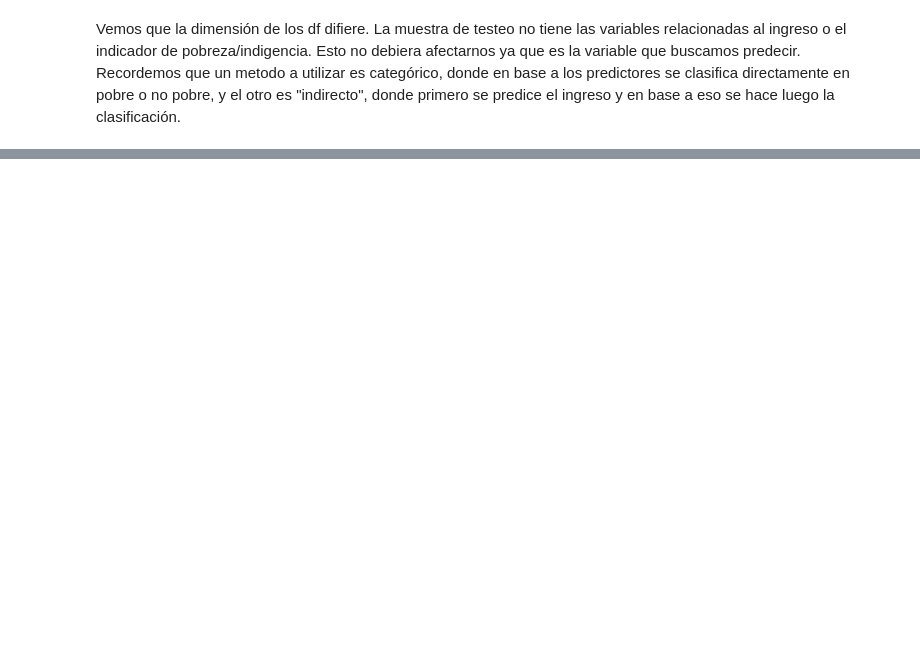
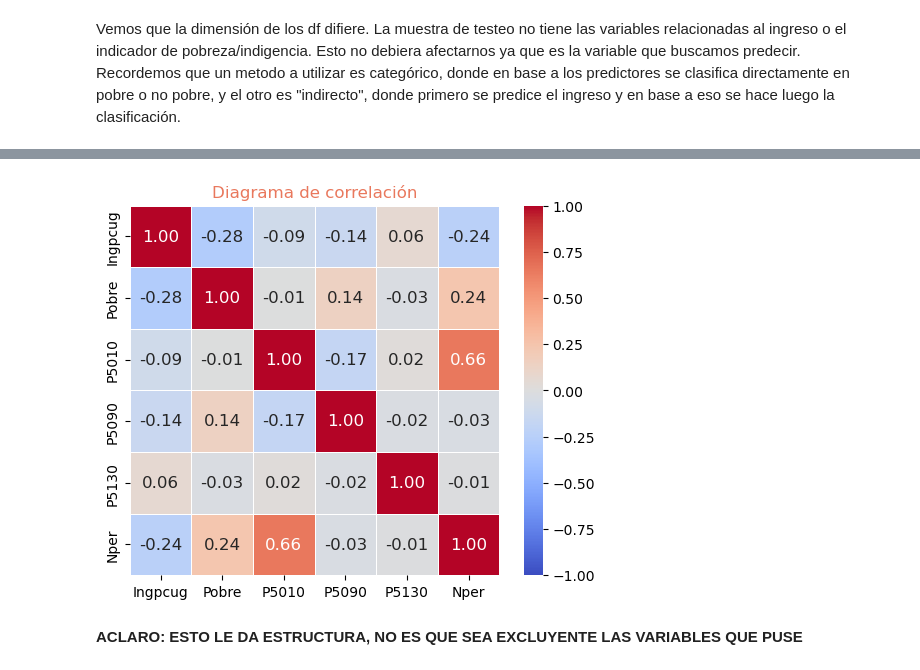
Before and after one commit to dipla70/ML-TP2, a Jupyter notebook: problem_set2.ipynb, the cells around one changed output, grey strips where cells are left out. Saved outputs shown, nothing was run; the diff lists cells and outputs as text; code cells hidden in the pictures; blank space fills up the shorter version.

Commit message:
estadisticas descriptivas y uso de variables individuales

```diff
--- a/problem_set2.ipynb
+++ b/problem_set2.ipynb
@@ -79,14 +61,14 @@ Datos de train_hogares:
 # %%
 # Matcheamos lo individual con el hogar. previamente le agregamos los sufijos _p o _h para saber su base original.
 
-# Personas
-train_personas = train_personas.rename(columns=lambda col: f"{col}_p" if col != "id" else col)
-train_hogares = train_hogares.rename(columns=lambda col: f"{col}_h" if col != "id" else col)
-train_all = train_personas.merge(train_hogares, on="id", how="inner")
+# # Personas
+# train_personas = train_personas.rename(columns=lambda col: f"{col}_p" if col != "id" else col)
+# train_hogares = train_hogares.rename(columns=lambda col: f"{col}_h" if col != "id" else col)
+# train_all = train_personas.merge(train_hogares, on="id", how="inner")
 
-#Hogares
-test_personas = test_personas.rename(columns=lambda col: f"{col}_p" if col != "id" else col)
-test_hogares = test_hogares.rename(columns=lambda col: f"{col}_h" if col != "id" else col)
-test_all = test_personas.merge(test_hogares, on="id", how="inner")
+# #Hogares
+# test_personas = test_personas.rename(columns=lambda col: f"{col}_p" if col != "id" else col)
+# test_hogares = test_hogares.rename(columns=lambda col: f"{col}_h" if col != "id" else col)
+# test_all = test_personas.merge(test_hogares, on="id", how="inner")
 
-print(f'Dimensión train_all: {train_all.shape}, Dimensión test_all: {test_all.shape}')
+# print(f'Dimensión train_all: {train_all.shape}, Dimensión test_all: {test_all.shape}')
@@ -146,0 +111,20 @@ np.float64(0.20019398642095054)
+# %%
+#Heatmap de la base hogares con las variables interesantes
+
+columnas = ['Ingpcug', 'Pobre', 'P5010', 'P5090', 'P5130', 'Nper']
+corr = train_hogares[columnas].corr()
+
+# Crear el mapa de calor con escala fija de -1 a 1
+sns.heatmap(
+    corr, xticklabels=corr.columns, yticklabels=corr.columns, cmap='coolwarm', annot=True, fmt='.2f',
+    cbar=True, square=True, annot_kws={'size': 12}, linewidth=.5,
+    vmin=-1, vmax=1  # Configurar la escala fija de colores
+)
+
+# Personalizar el gráfico
+plt.title('Diagrama de correlación', color='#E9785D')
+plt.show()
+# %% [output]
+[figure, added]
+# %% [markdown]
+**ACLARO: ESTO LE DA ESTRUCTURA, NO ES QUE SEA EXCLUYENTE LAS VARIABLES QUE PUSE**
```
Also changed, not shown: parts of 18 cells of this notebook, 1 other file.
